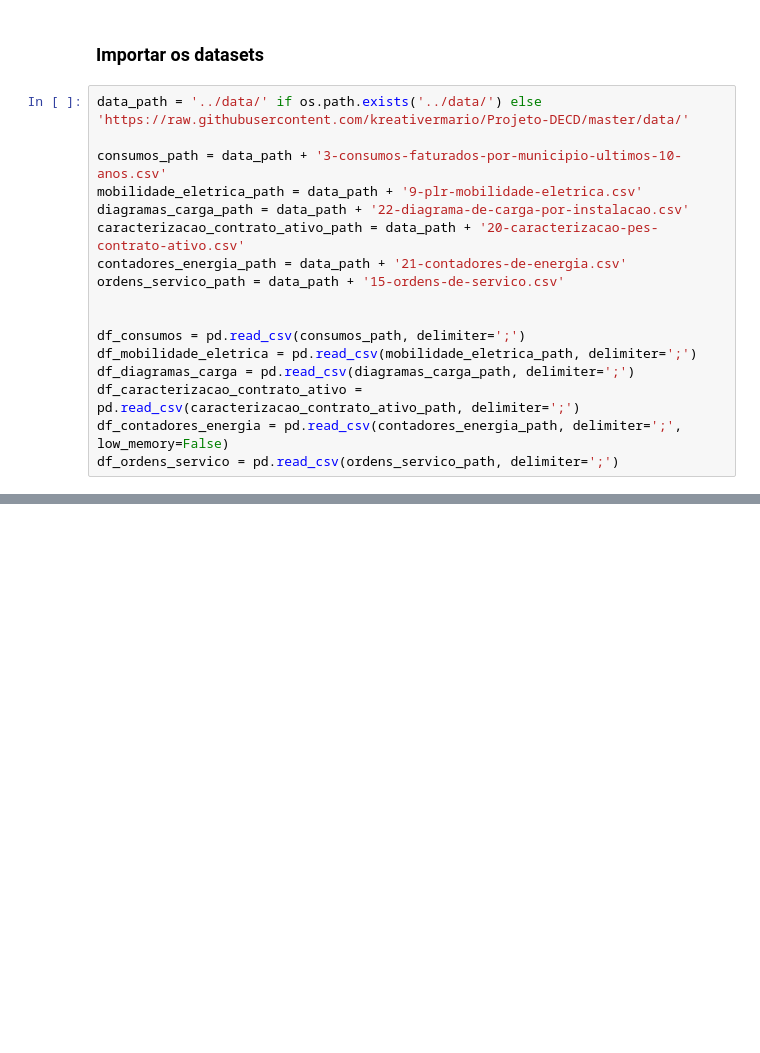
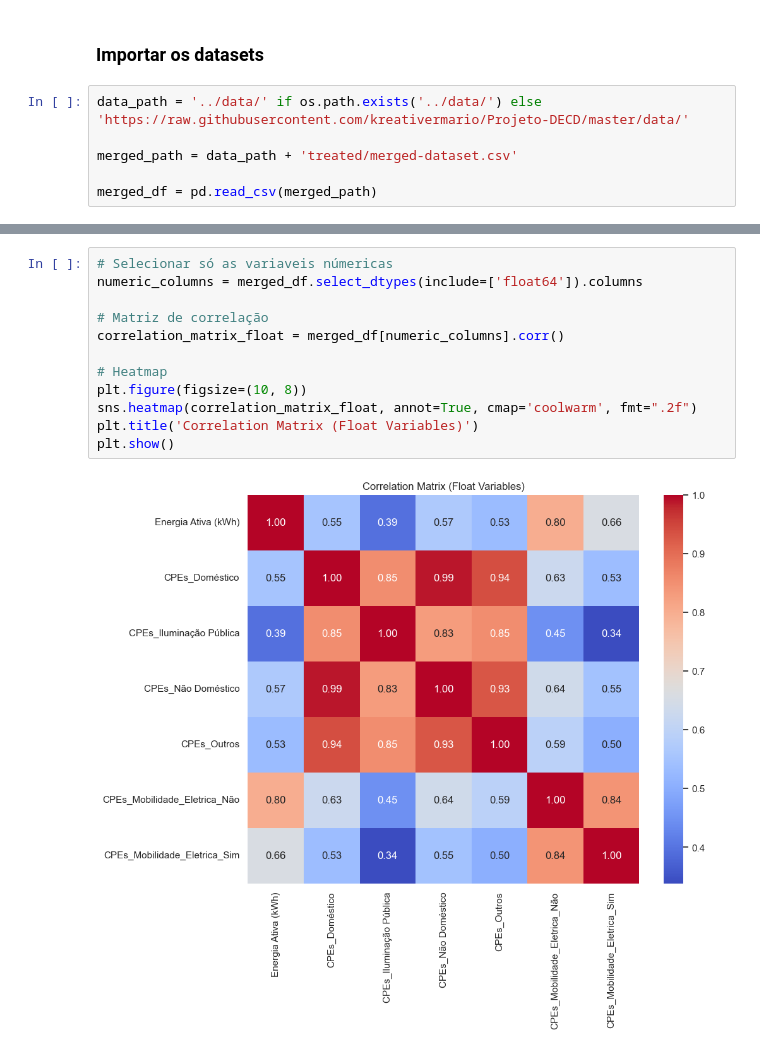
Before and after one commit to kreativermario/Projeto-DECD, a Jupyter notebook: notebooks/preparacao_dados.ipynb, the cells around one changed output, grey strips where cells are left out. Drawn from its saved outputs; the diff is of its cells as text; blank space fills up the shorter version.

```diff
--- a/notebooks/preparacao_dados.ipynb
+++ b/notebooks/preparacao_dados.ipynb
@@ -16,17 +16,6 @@ sns.set_theme()
 # %%
 data_path = '../data/' if os.path.exists('../data/') else 'https://raw.githubusercontent.com/kreativermario/Projeto-DECD/master/data/'
 
-consumos_path = data_path + '3-consumos-faturados-por-municipio-ultimos-10-anos.csv'
-mobilidade_eletrica_path = data_path + '9-plr-mobilidade-eletrica.csv'
-diagramas_carga_path = data_path + '22-diagrama-de-carga-por-instalacao.csv'
-caracterizacao_contrato_ativo_path = data_path + '20-caracterizacao-pes-contrato-ativo.csv'
-contadores_energia_path = data_path + '21-contadores-de-energia.csv'
-ordens_servico_path = data_path + '15-ordens-de-servico.csv'
+merged_path = data_path + 'treated/merged-dataset.csv'
 
-
-df_consumos = pd.read_csv(consumos_path, delimiter=';')
-df_mobilidade_eletrica = pd.read_csv(mobilidade_eletrica_path, delimiter=';')
-df_diagramas_carga = pd.read_csv(diagramas_carga_path, delimiter=';')
-df_caracterizacao_contrato_ativo = pd.read_csv(caracterizacao_contrato_ativo_path, delimiter=';')
-df_contadores_energia = pd.read_csv(contadores_energia_path, delimiter=';', low_memory=False)
-df_ordens_servico = pd.read_csv(ordens_servico_path, delimiter=';')
+merged_df = pd.read_csv(merged_path)
@@ -32,0 +43,14 @@ df_ordens_servico = pd.read_csv(ordens_servico_path, delimiter=';')
+# %%
+# Selecionar só as variaveis númericas
+numeric_columns = merged_df.select_dtypes(include=['float64']).columns
+
+# Matriz de correlação
+correlation_matrix_float = merged_df[numeric_columns].corr()
+
+# Heatmap
+plt.figure(figsize=(10, 8))
+sns.heatmap(correlation_matrix_float, annot=True, cmap='coolwarm', fmt=".2f")
+plt.title('Correlation Matrix (Float Variables)')
+plt.show()
+# %% [output]
+[figure, added]
```
Also changed, not shown: parts of 6 cells of this notebook.
